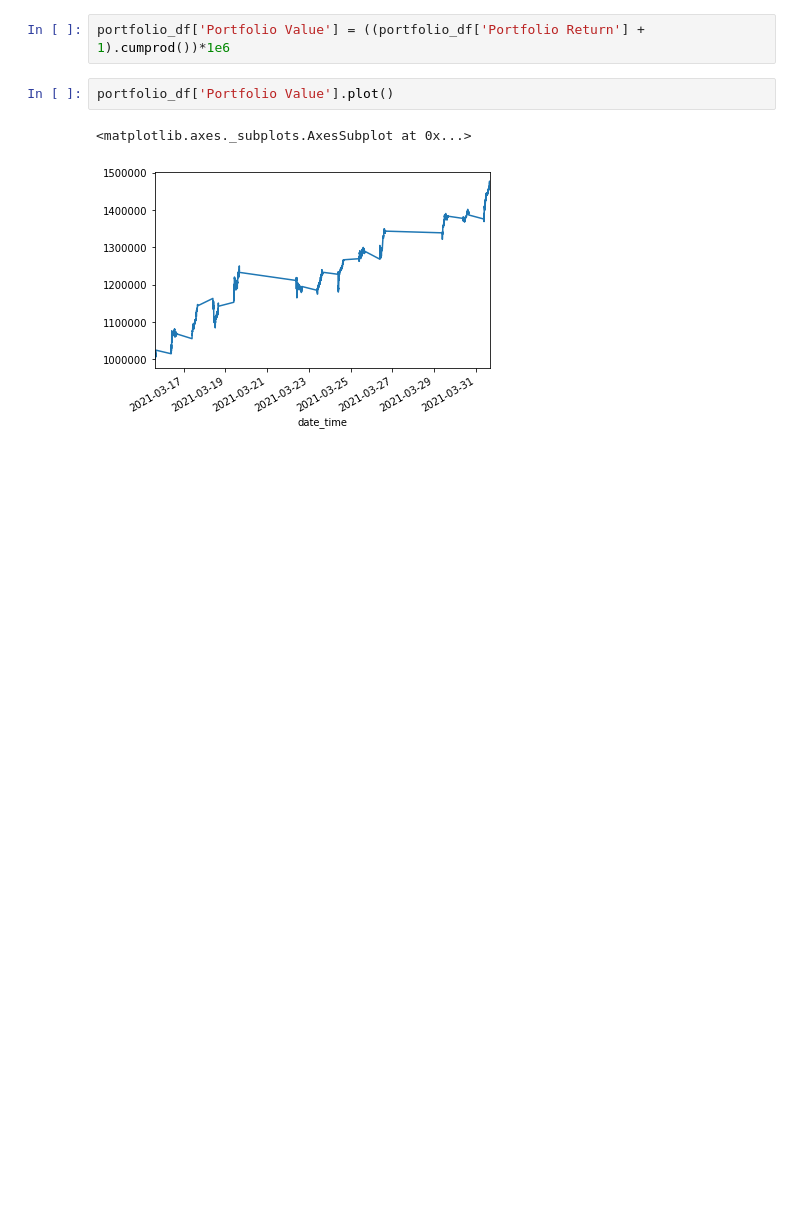
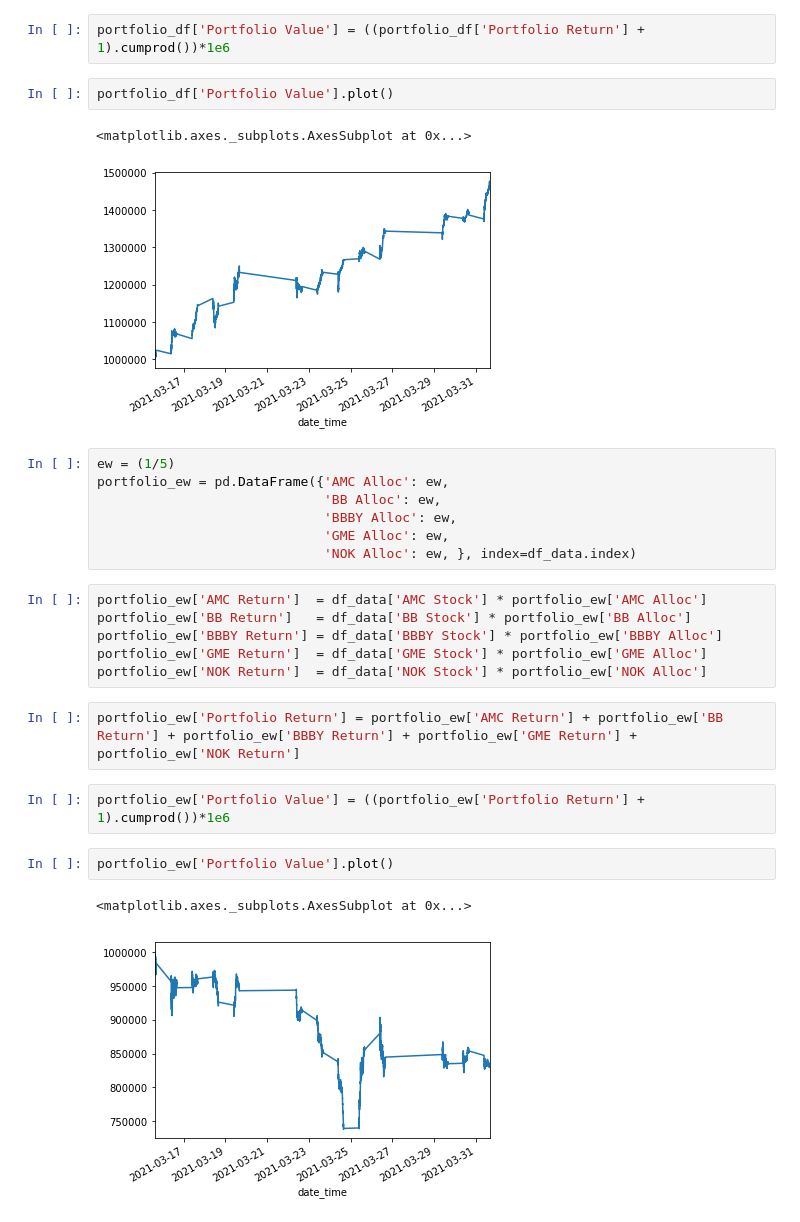
Before and after one commit to vweinblatt123/CF-Project2, a Jupyter notebook: Victor/risk_parity.ipynb, the cells around one changed output. Saved outputs shown, nothing was run; the diff lists cells and outputs as text; blank space fills up the shorter version.

```diff
--- a/Victor/risk_parity.ipynb
+++ b/Victor/risk_parity.ipynb
@@ -73,3 +73,25 @@ portfolio_df['Portfolio Value'].plot()
 # %% [output]
 <matplotlib.axes._subplots.AxesSubplot at 0x...>
 [figure]
+# %%
+ew = (1/5)
+portfolio_ew = pd.DataFrame({'AMC Alloc': ew,
+                             'BB Alloc': ew,
+                             'BBBY Alloc': ew,
+                             'GME Alloc': ew,
+                             'NOK Alloc': ew, }, index=df_data.index)
+# %%
+portfolio_ew['AMC Return']  = df_data['AMC Stock'] * portfolio_ew['AMC Alloc']
+portfolio_ew['BB Return']   = df_data['BB Stock'] * portfolio_ew['BB Alloc']
+portfolio_ew['BBBY Return'] = df_data['BBBY Stock'] * portfolio_ew['BBBY Alloc']
+portfolio_ew['GME Return']  = df_data['GME Stock'] * portfolio_ew['GME Alloc']
+portfolio_ew['NOK Return']  = df_data['NOK Stock'] * portfolio_ew['NOK Alloc']
+# %%
+portfolio_ew['Portfolio Return'] = portfolio_ew['AMC Return'] + portfolio_ew['BB Return'] + portfolio_ew['BBBY Return'] + portfolio_ew['GME Return'] + portfolio_ew['NOK Return']
+# %%
+portfolio_ew['Portfolio Value'] = ((portfolio_ew['Portfolio Return'] + 1).cumprod())*1e6
+# %%
+portfolio_ew['Portfolio Value'].plot()
+# %% [output]
+<matplotlib.axes._subplots.AxesSubplot at 0x...>
+[figure, added]
```
Also changed, not shown: parts of 8 cells of this notebook, 2 other files.
